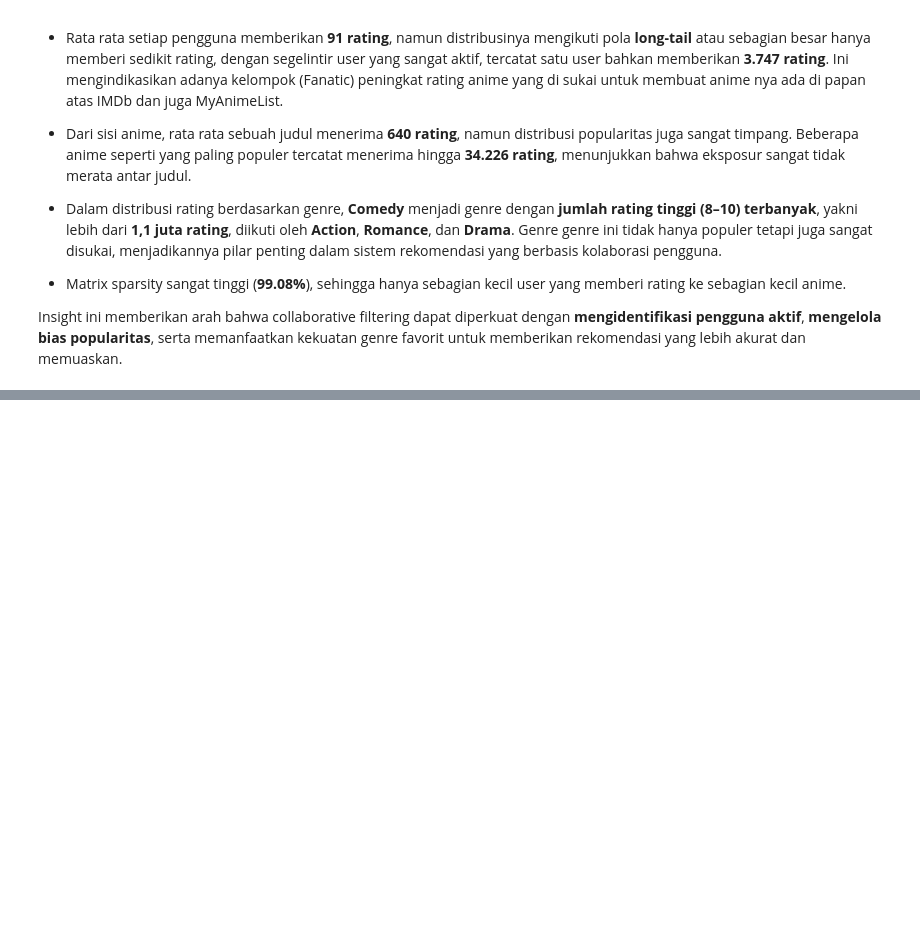
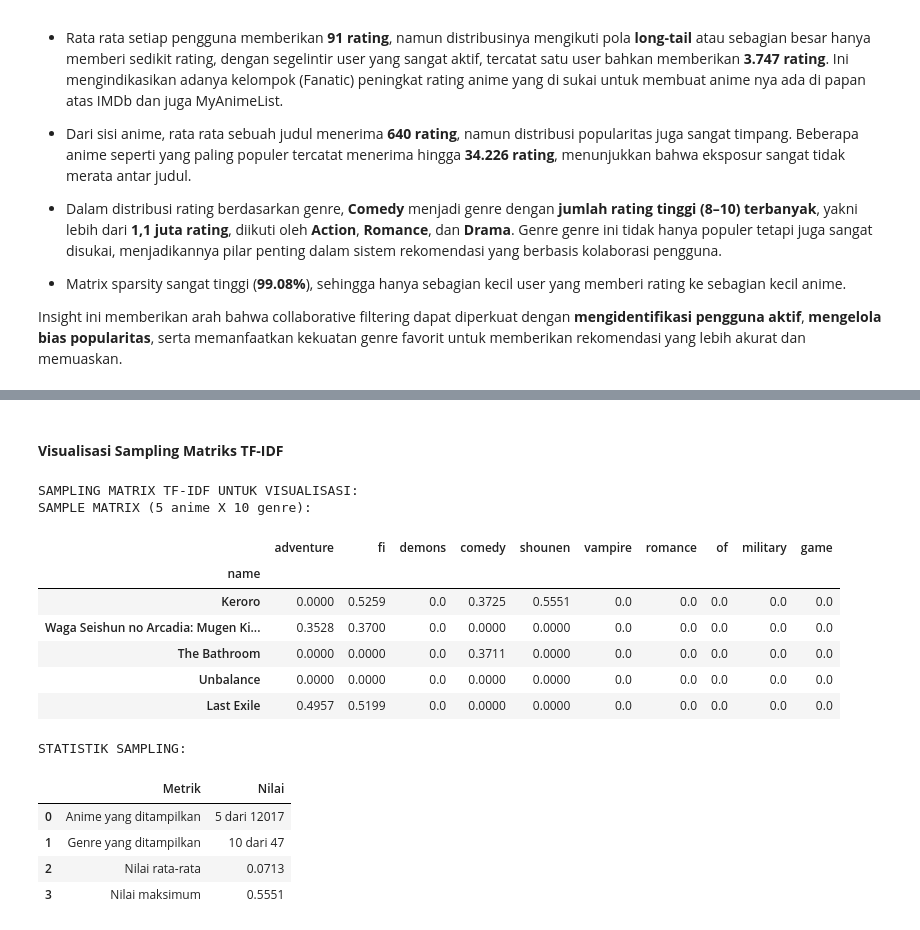
Before and after one commit to BagasNuryaman15/MLT_Final_SatriaDirgantaraNuryaman, a Jupyter notebook: anime-recommendations.ipynb, the cells around one changed output, grey strips where cells are left out. Cells and saved outputs as stored; diff of their text form; code cells hidden in the pictures; blank space fills up the shorter version.

```diff
--- a/anime-recommendations.ipynb
+++ b/anime-recommendations.ipynb
@@ -632,0 +859,46 @@ Insight ini memberikan arah bahwa collaborative filtering dapat diperkuat dengan
+# %% [markdown]
+#### **Visualisasi Sampling Matriks TF-IDF**
+# %%
+# Membuat DataFrame lengkap dari TF-IDF matrix
+tfidf_df = pd.DataFrame(
+    tfidf_matrix.todense(),
+    columns=tfidf_vectorizer.get_feature_names_out(),
+    index=data['name']
+)
+
+print('SAMPLING MATRIX TF-IDF UNTUK VISUALISASI:')
+
+# Sample 5 anime dan 10 genre secara acak
+sample_visualization = tfidf_df.sample(10, axis=1).sample(5, axis=0)
+
+print('SAMPLE MATRIX (5 anime X 10 genre):')
+display(sample_visualization.round(4))
+
+# Statistik sampling
+print('\nSTATISTIK SAMPLING:')
+sampling_stats = pd.DataFrame({
+    'Metrik': ['Anime yang ditampilkan', 'Genre yang ditampilkan', 'Nilai rata-rata', 'Nilai maksimum'],
+    'Nilai': [
+        f'{sample_visualization.shape[0]} dari {tfidf_df.shape[0]}',
+        f'{sample_visualization.shape[1]} dari {tfidf_df.shape[1]}',
+        f'{sample_visualization.values.mean():.4f}',
+        f'{sample_visualization.values.max():.4f}'
+    ]
+})
+display(sampling_stats)
+# %% [output]
+SAMPLING MATRIX TF-IDF UNTUK VISUALISASI:
+SAMPLE MATRIX (5 anime X 10 genre):
+|  | adventure | fi | demons | comedy | shounen | vampire | romance | of | military | game |
+| name |  |  |  |  |  |  |  |  |  |  |
+| Keroro | 0.0000 | 0.5259 | 0.0 | 0.3725 | 0.5551 | 0.0 | 0.0 | 0.0 | 0.0 | 0.0 |
+| Waga Seishun no Arcadia: Mugen Ki... | 0.3528 | 0.3700 | 0.0 | 0.0000 | 0.0000 | 0.0 | 0.0 | 0.0 | 0.0 | 0.0 |
+| The Bathroom | 0.0000 | 0.0000 | 0.0 | 0.3711 | 0.0000 | 0.0 | 0.0 | 0.0 | 0.0 | 0.0 |
+| Unbalance | 0.0000 | 0.0000 | 0.0 | 0.0000 | 0.0000 | 0.0 | 0.0 | 0.0 | 0.0 | 0.0 |
+| Last Exile | 0.4957 | 0.5199 | 0.0 | 0.0000 | 0.0000 | 0.0 | 0.0 | 0.0 | 0.0 | 0.0 |
+STATISTIK SAMPLING:
+|  | Metrik | Nilai |
+| 0 | Anime yang ditampilkan | 5 dari 12017 |
+| 1 | Genre yang ditampilkan | 10 dari 47 |
+| 2 | Nilai rata-rata | 0.0713 |
+| 3 | Nilai maksimum | 0.5551 |
```
Also changed, not shown: parts of 40 cells of this notebook, 1 other file.
